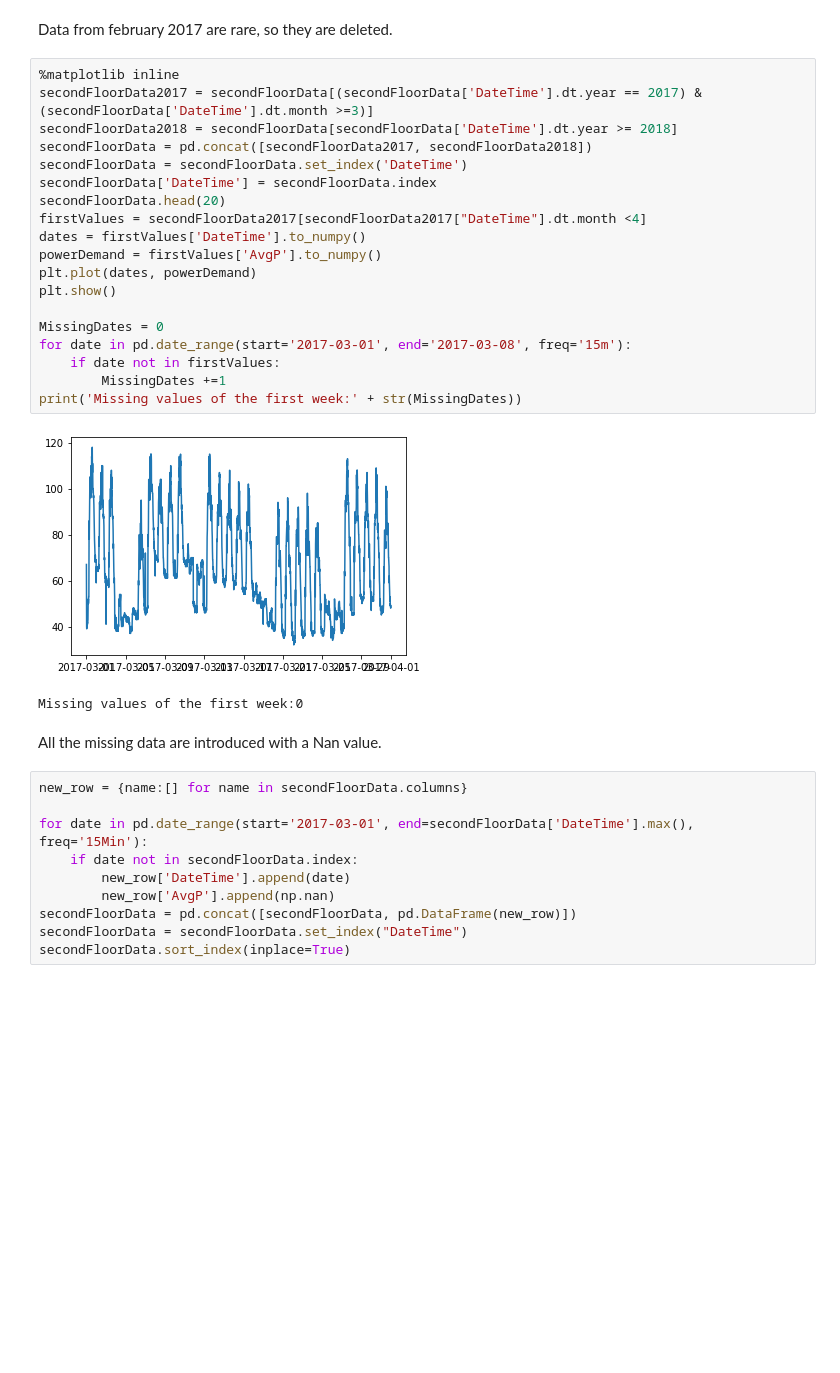
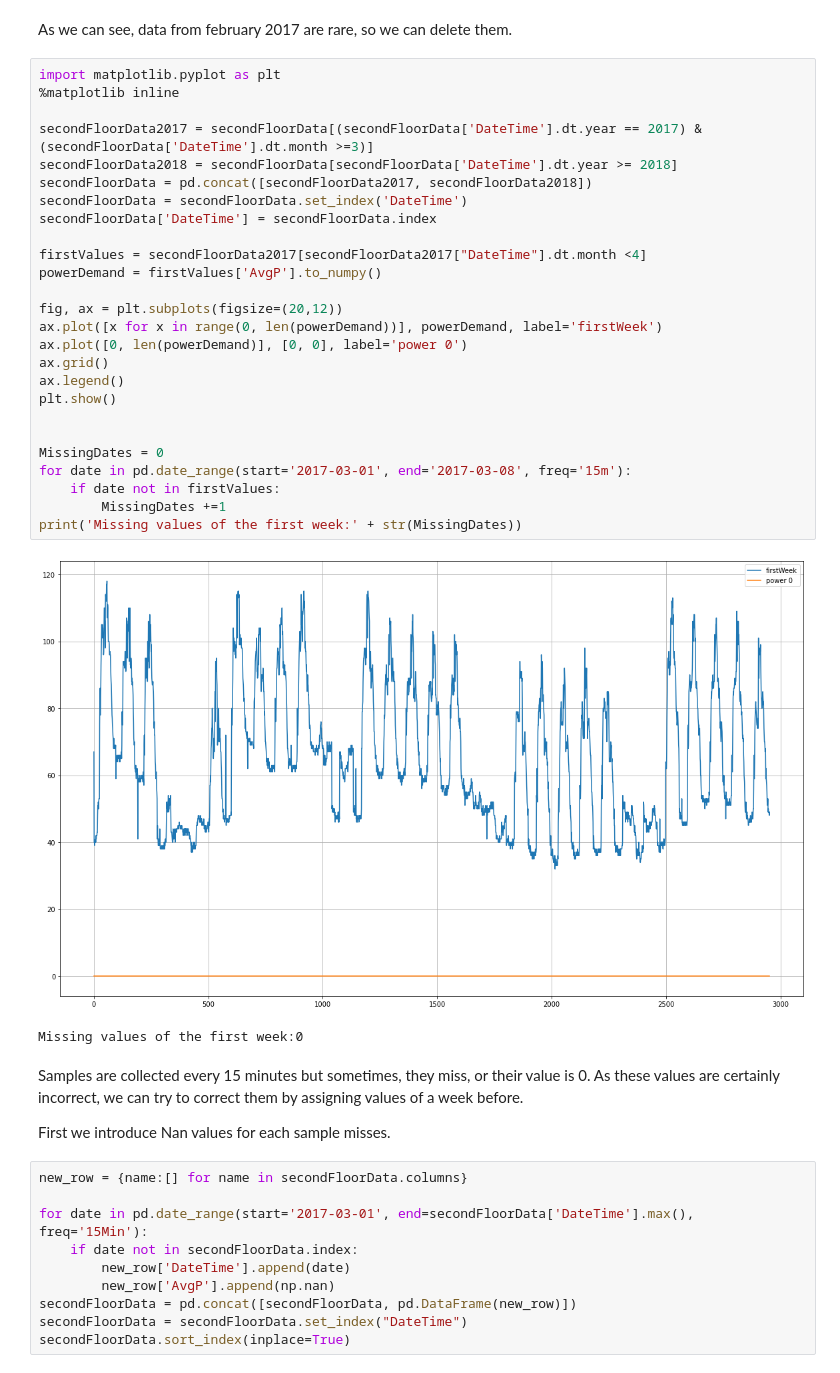
Before and after one commit to VladMarianCimpeanu/electricity-demand-anomaly-detection, a Jupyter notebook: paper7.ipynb, the cells around one changed output. Saved outputs shown, nothing was run; the diff lists cells and outputs as text; blank space fills up the shorter version.

```diff
--- a/paper7.ipynb
+++ b/paper7.ipynb
@@ -33,31 +30,41 @@ secondFloorData.head(10)
 | 2017-02-06 18:45:00 | 0 | 2017-02-06 18:45:00 |
 | 2017-02-06 19:00:00 | 0 | 2017-02-06 19:00:00 |
 # %% [markdown]
-Data from february 2017 are rare, so they are deleted.
+As we can see, data from february 2017 are rare, so we can delete them.
 # %%
+import matplotlib.pyplot as plt
 %matplotlib inline
+
 secondFloorData2017 = secondFloorData[(secondFloorData['DateTime'].dt.year == 2017) & (secondFloorData['DateTime'].dt.month >=3)]
 secondFloorData2018 = secondFloorData[secondFloorData['DateTime'].dt.year >= 2018]
 secondFloorData = pd.concat([secondFloorData2017, secondFloorData2018])
 secondFloorData = secondFloorData.set_index('DateTime')
 secondFloorData['DateTime'] = secondFloorData.index
-secondFloorData.head(20)
+
 firstValues = secondFloorData2017[secondFloorData2017["DateTime"].dt.month <4]
-dates = firstValues['DateTime'].to_numpy()
 powerDemand = firstValues['AvgP'].to_numpy()
-plt.plot(dates, powerDemand)
+
+fig, ax = plt.subplots(figsize=(20,12))
+ax.plot([x for x in range(0, len(powerDemand))], powerDemand, label='firstWeek')
+ax.plot([0, len(powerDemand)], [0, 0], label='power 0')
+ax.grid()
+ax.legend()
 plt.show()
+
 
 MissingDates = 0
 for date in pd.date_range(start='2017-03-01', end='2017-03-08', freq='15m'):
     if date not in firstValues:
         MissingDates +=1
 print('Missing values of the first week:' + str(MissingDates))
 # %% [output]
-[figure, old version]
+[figure, new version]
 Missing values of the first week:0
-# %% [markdown]
-All the missing data are introduced with a Nan value.
+# %% [markdown]
+Samples are collected every 15 minutes but sometimes, they miss, or their value is 0. As these values are certainly incorrect,
+we can try to correct them by assigning values of a week before.
+
+First we introduce Nan values for each sample misses.
 # %%
 new_row = {name:[] for name in secondFloorData.columns}
 
```
Also changed, not shown: parts of 57 cells of this notebook.
